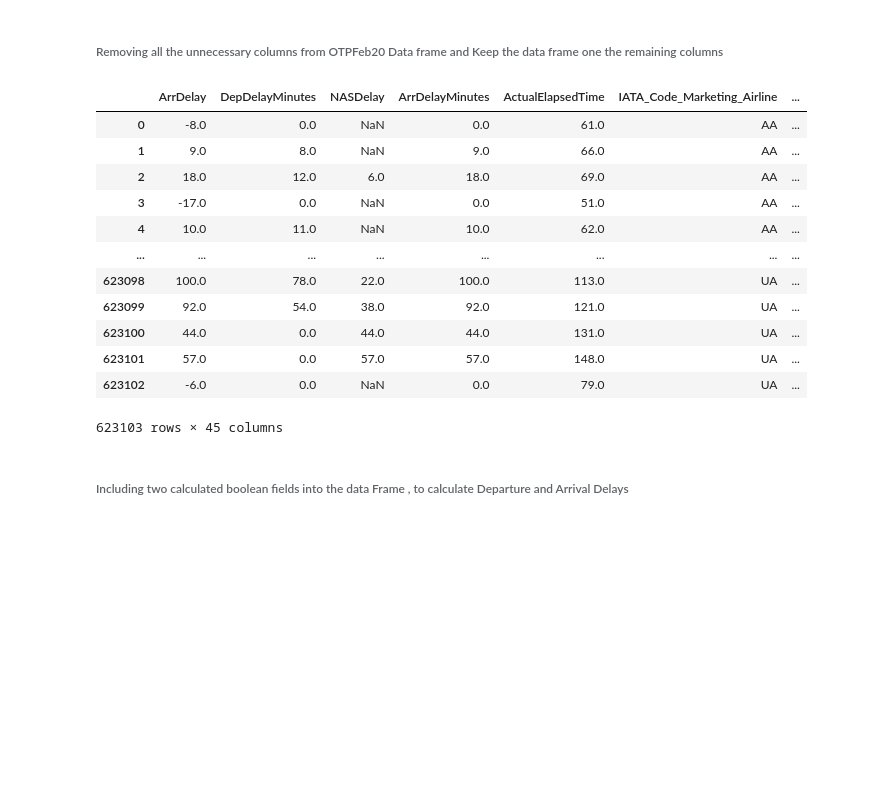
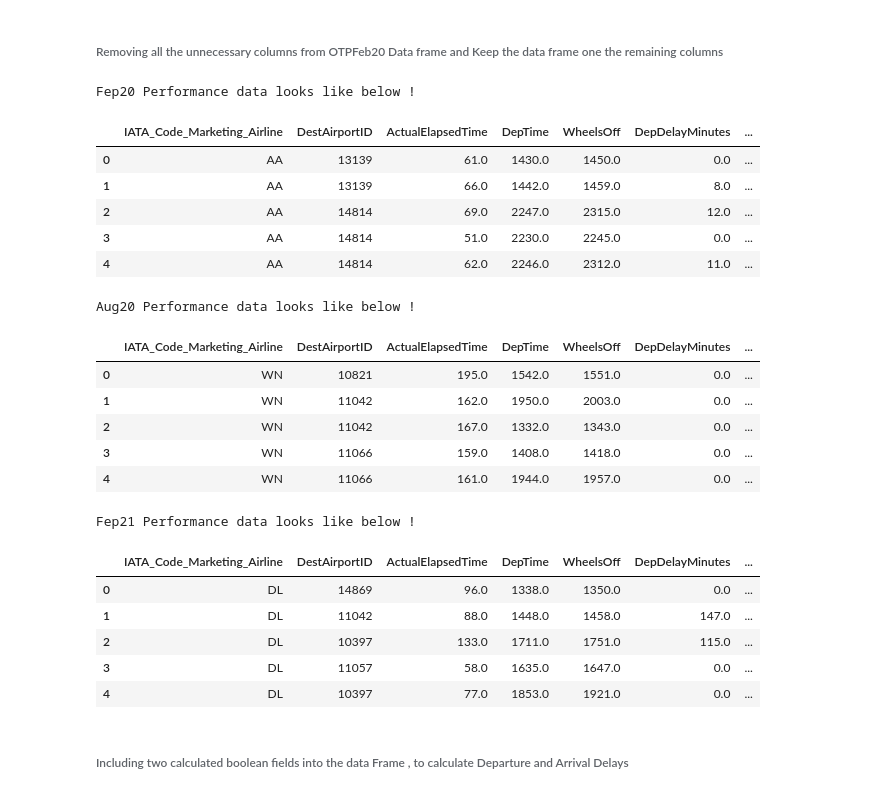
Before and after one commit to Engu12/Engu_Capstone, a Jupyter notebook: Capstone Notebook/Capstone Data Cleaning with Python.ipynb, the cells around one changed output. Saved outputs shown, nothing was run; the diff lists cells and outputs as text; code cells hidden in the pictures; blank space fills up the shorter version.

```diff
--- a/Capstone Notebook/Capstone Data Cleaning with Python.ipynb
+++ b/Capstone Notebook/Capstone Data Cleaning with Python.ipynb
@@ -102,24 +121,54 @@ column ={'Year','Month','DayofMonth','DayOfWeek','FlightDate','DOT_ID_Marketing_
 'DepTime','DepDelay','DepDelayMinutes','TaxiOut','WheelsOff','WheelsOn','TaxiIn','CRSArrTime','ArrTime','ArrDelay','ArrDelayMinutes',
 'Cancelled','Diverted','CRSElapsedTime','ActualElapsedTime','AirTime','CarrierDelay','WeatherDelay','NASDelay','SecurityDelay','LateAircraftDelay',
 'TotalAddGTime','DivAirportLandings','Duplicate'}
-pd.set_option('display.max_columns', 46)
-OTPFeb20_clean=OTPFeb20[column]
+pd.set_option('display.max_columns', 48)
+#Restricting the dataframes on the above mentioned columns only
+# OTPFeb20_Clean=OTPFeb20[column]
+# OTPAug20_Clean=OTPAug20[column]
+OTPFeb21_Clean=OTPFeb21[column]
 # %%
-OTPFeb20_clean
+#Expaling the info using the color and/or formating style in the out put, to do that the follwing class defintion is used
+
+class color:
+   PURPLE = '\033[95m'
+   CYAN = '\033[96m'
+   DARKCYAN = '\033[36m'
+   BLUE = '\033[94m'
+   GREEN = '\033[92m'
+   YELLOW = '\033[93m'
+   RED = '\033[91m'
+   BOLD = '\033[1m'
+   UNDERLINE = '\033[4m'
+   END = '\033[0m'
+
+print("\n\n"+color.BOLD +'\033[1m' + color.DARKCYAN +'\033[36m'+ 'Fep20 Performance data looks like below !'+color.END)
+display(OTPFeb20_Clean.head())
+print("\n\n"+color.BOLD +'\033[1m' + color.DARKCYAN +'\033[36m'+ 'Aug20 Performance data looks like below !'+color.END)
+display(OTPAug20_Clean.head())
+print("\n\n"+color.BOLD +'\033[1m' + color.DARKCYAN +'\033[36m'+ 'Fep21 Performance data looks like below !'+color.END)
+display(OTPFeb21_Clean.head())
 # %% [output]
+Fep20 Performance data looks like below !
-|  | ArrDelay | DepDelayMinutes | NASDelay | ArrDelayMinutes | ActualElapsedTime | IATA_Code_Marketing_Airline | ... |
-| 0 | -8.0 | 0.0 | NaN | 0.0 | 61.0 | AA | ... |
-| 1 | 9.0 | 8.0 | NaN | 9.0 | 66.0 | AA | ... |
-| 2 | 18.0 | 12.0 | 6.0 | 18.0 | 69.0 | AA | ... |
-| 3 | -17.0 | 0.0 | NaN | 0.0 | 51.0 | AA | ... |
-| 4 | 10.0 | 11.0 | NaN | 10.0 | 62.0 | AA | ... |
-| ... | ... | ... | ... | ... | ... | ... | ... |
-| 623098 | 100.0 | 78.0 | 22.0 | 100.0 | 113.0 | UA | ... |
-| 623099 | 92.0 | 54.0 | 38.0 | 92.0 | 121.0 | UA | ... |
-| 623100 | 44.0 | 0.0 | 44.0 | 44.0 | 131.0 | UA | ... |
-| 623101 | 57.0 | 0.0 | 57.0 | 57.0 | 148.0 | UA | ... |
-| 623102 | -6.0 | 0.0 | NaN | 0.0 | 79.0 | UA | ... |
+|  | IATA_Code_Marketing_Airline | DestAirportID | ActualElapsedTime | DepTime | WheelsOff | DepDelayMinutes | ... |
+| 0 | AA | 13139 | 61.0 | 1430.0 | 1450.0 | 0.0 | ... |
+| 1 | AA | 13139 | 66.0 | 1442.0 | 1459.0 | 8.0 | ... |
+| 2 | AA | 14814 | 69.0 | 2247.0 | 2315.0 | 12.0 | ... |
+| 3 | AA | 14814 | 51.0 | 2230.0 | 2245.0 | 0.0 | ... |
+| 4 | AA | 14814 | 62.0 | 2246.0 | 2312.0 | 11.0 | ... |
-623103 rows × 45 columns
+Aug20 Performance data looks like below !
+|  | IATA_Code_Marketing_Airline | DestAirportID | ActualElapsedTime | DepTime | WheelsOff | DepDelayMinutes | ... |
+| 0 | WN | 10821 | 195.0 | 1542.0 | 1551.0 | 0.0 | ... |
+| 1 | WN | 11042 | 162.0 | 1950.0 | 2003.0 | 0.0 | ... |
+| 2 | WN | 11042 | 167.0 | 1332.0 | 1343.0 | 0.0 | ... |
+| 3 | WN | 11066 | 159.0 | 1408.0 | 1418.0 | 0.0 | ... |
+| 4 | WN | 11066 | 161.0 | 1944.0 | 1957.0 | 0.0 | ... |
+Fep21 Performance data looks like below !
+|  | IATA_Code_Marketing_Airline | DestAirportID | ActualElapsedTime | DepTime | WheelsOff | DepDelayMinutes | ... |
+| 0 | DL | 14869 | 96.0 | 1338.0 | 1350.0 | 0.0 | ... |
+| 1 | DL | 11042 | 88.0 | 1448.0 | 1458.0 | 147.0 | ... |
+| 2 | DL | 10397 | 133.0 | 1711.0 | 1751.0 | 115.0 | ... |
+| 3 | DL | 11057 | 58.0 | 1635.0 | 1647.0 | 0.0 | ... |
+| 4 | DL | 10397 | 77.0 | 1853.0 | 1921.0 | 0.0 | ... |
 # %% [markdown]
 ###### Including two calculated boolean fields into the data Frame , to calculate Departure and Arrival Delays
 # %%
```
Also changed, not shown: parts of 47 cells of this notebook.
